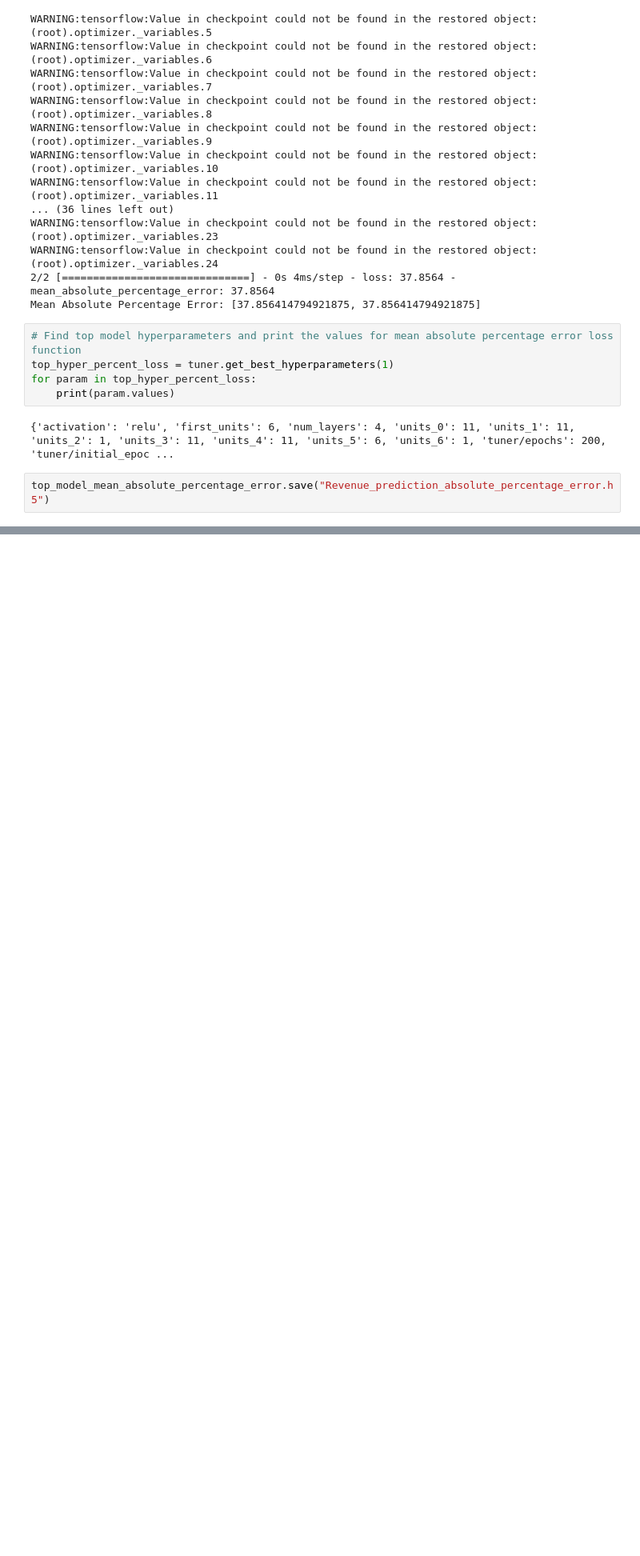
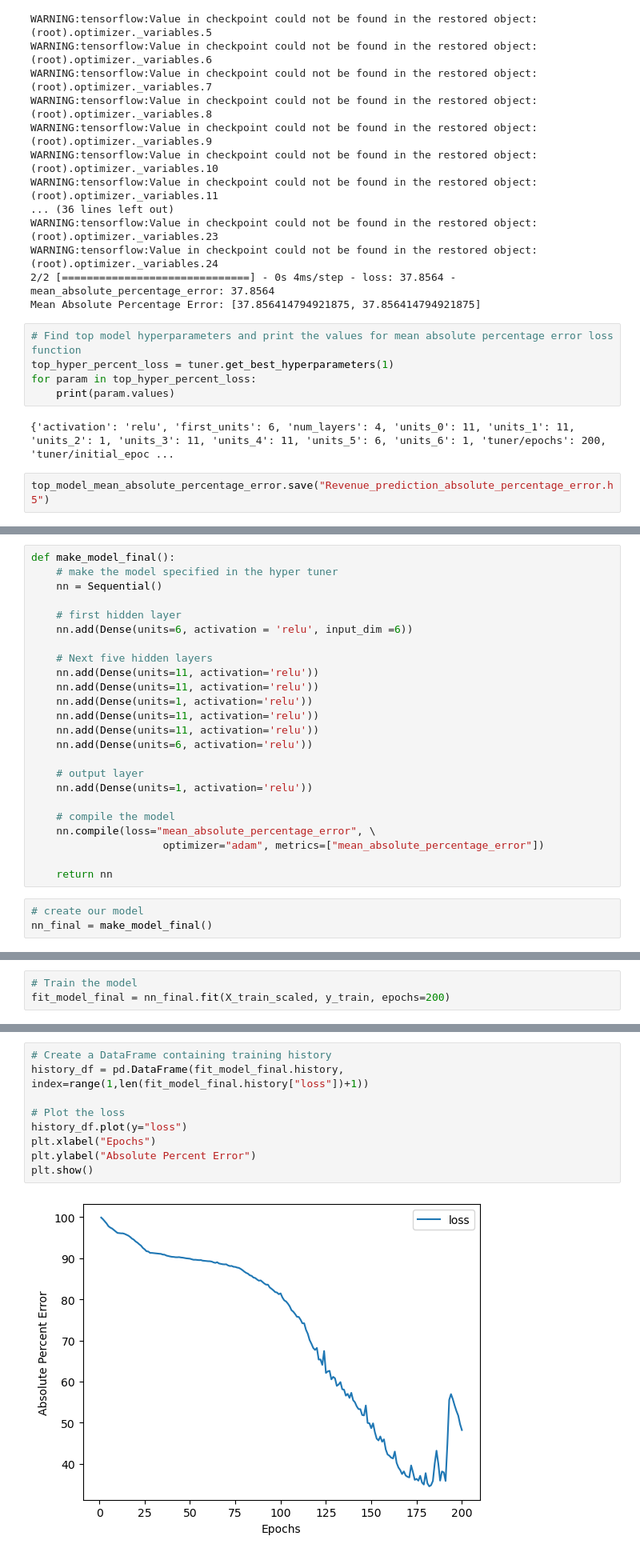
Before and after one commit to aarschne/project4, a Jupyter notebook: predicting_revenue.ipynb, the cells around one changed output, grey strips where cells are left out. Shown at 80% size. Drawn from its saved outputs; the diff is of its cells as text; blank space fills up the shorter version.

Commit message:
Made slight improvement to model

```diff
--- a/predicting_revenue.ipynb
+++ b/predicting_revenue.ipynb
@@ -440,0 +452,27 @@ top_model_mean_absolute_percentage_error.save("Revenue_prediction_absolute_perce
+# %%
+def make_model_final():
+    # make the model specified in the hyper tuner
+    nn = Sequential()
+
+    # first hidden layer
+    nn.add(Dense(units=6, activation = 'relu', input_dim =6))
+
+    # Next five hidden layers
+    nn.add(Dense(units=11, activation='relu'))
+    nn.add(Dense(units=11, activation='relu'))
+    nn.add(Dense(units=1, activation='relu'))
+    nn.add(Dense(units=11, activation='relu'))
+    nn.add(Dense(units=11, activation='relu'))
+    nn.add(Dense(units=6, activation='relu'))
+
+    # output layer
+    nn.add(Dense(units=1, activation='relu'))
+
+    # compile the model
+    nn.compile(loss="mean_absolute_percentage_error", \
+                     optimizer="adam", metrics=["mean_absolute_percentage_error"])
+
+    return nn
+# %%
+# create our model
+nn_final = make_model_final()
@@ -440,0 +500,3 @@ top_model_mean_absolute_percentage_error.save("Revenue_prediction_absolute_perce
+# %%
+# Train the model
+fit_model_final = nn_final.fit(X_train_scaled, y_train, epochs=200)
@@ -440,0 +521,11 @@ top_model_mean_absolute_percentage_error.save("Revenue_prediction_absolute_perce
+# %%
+# Create a DataFrame containing training history
+history_df = pd.DataFrame(fit_model_final.history, index=range(1,len(fit_model_final.history["loss"])+1))
+
+# Plot the loss
+history_df.plot(y="loss")
+plt.xlabel("Epochs")
+plt.ylabel("Absolute Percent Error")
+plt.show()
+# %% [output]
+[figure, added]
```
Also changed, not shown: parts of 7 cells of this notebook, 1 other file.
